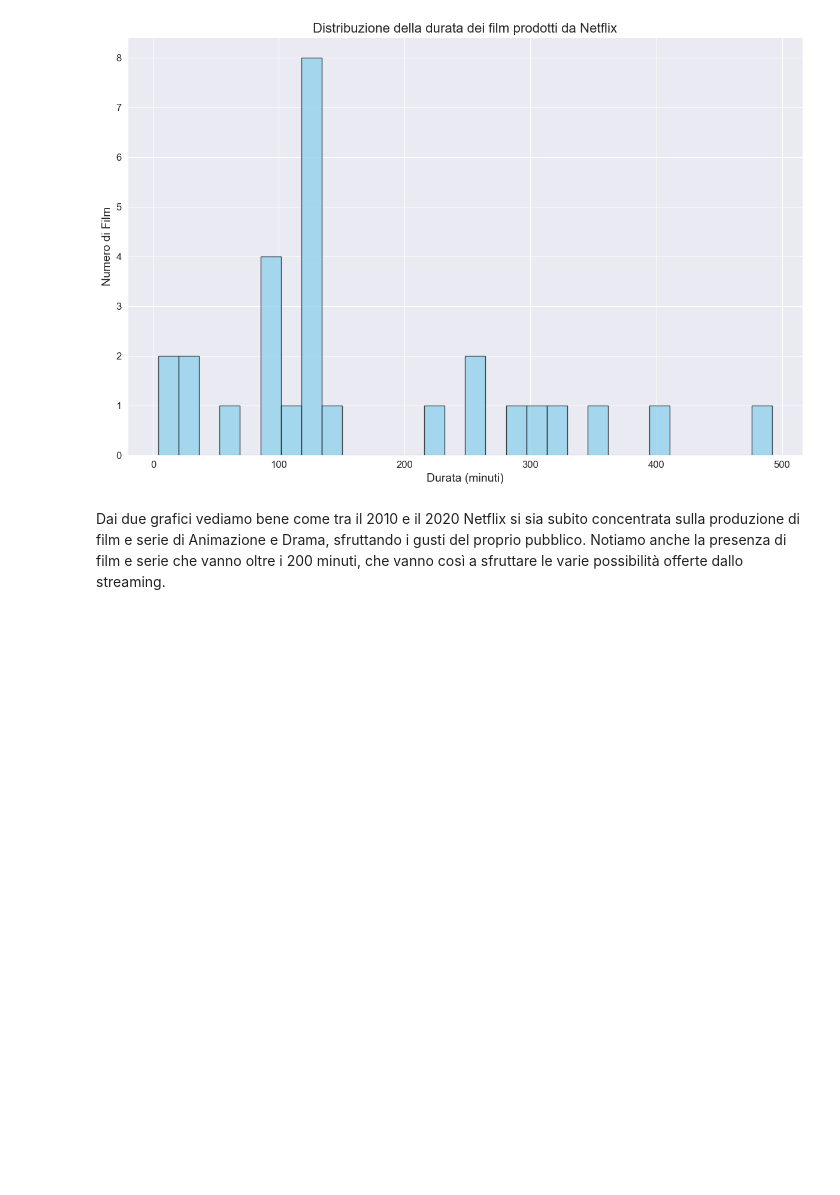
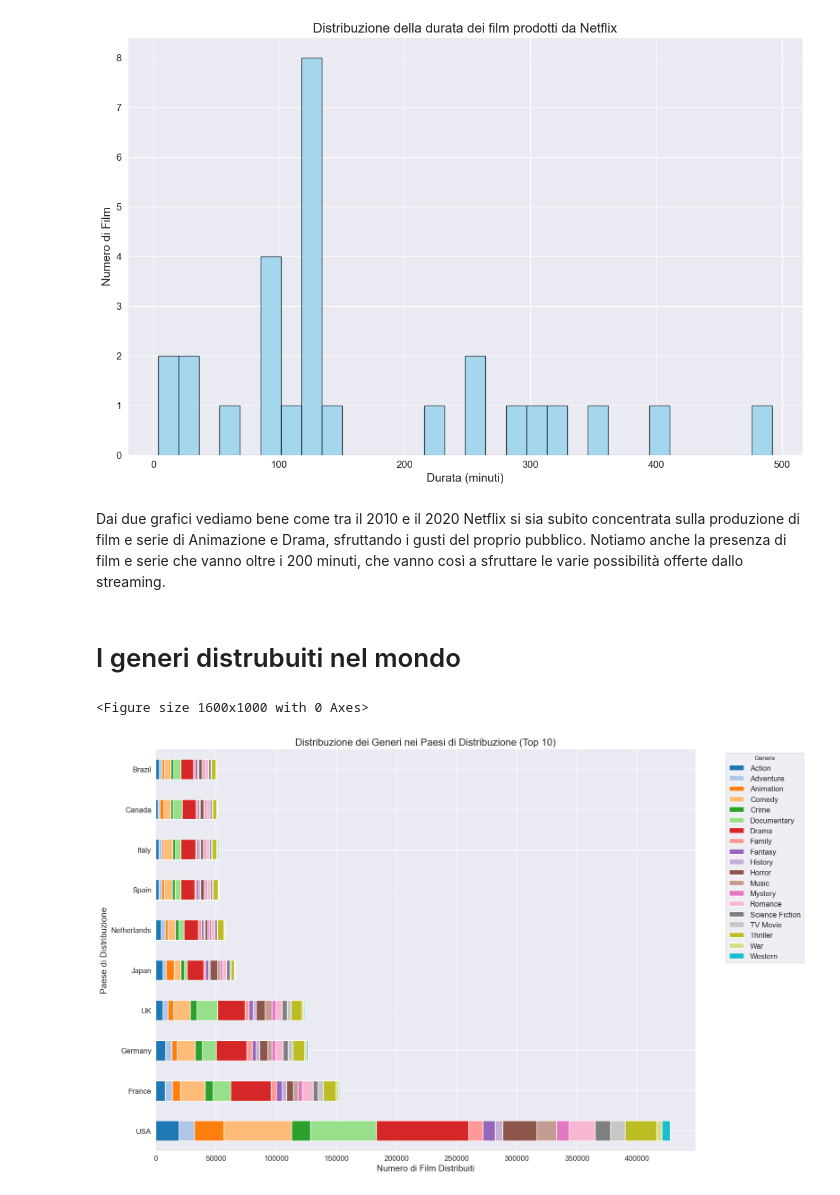
Before and after one commit to DavideGiordano77/MainDirectory, a Jupyter notebook: Solutions/data_visualization.ipynb, the cells around one changed output. Drawn from its saved outputs; the diff is of its cells as text; code cells hidden in the pictures; blank space fills up the shorter version.

```diff
--- a/Solutions/data_visualization.ipynb
+++ b/Solutions/data_visualization.ipynb
@@ -364,3 +364,39 @@ plt.show()
 [figure]
 # %% [markdown]
 Dai due grafici vediamo bene come tra il 2010 e il 2020 Netflix si sia subito concentrata sulla produzione di film e serie di Animazione e Drama, sfruttando i gusti del proprio pubblico. Notiamo anche la presenza di film e serie che vanno oltre i 200 minuti, che vanno così a sfruttare le varie possibilità offerte dallo streaming.
+# %% [markdown]
+# I generi distrubuiti nel mondo
+# %%
+# Uniamo i dati dei film con i generi e i paesi di distribuzione (release country)
+movies_with_genre_release_country = pd.merge(movies, genres, left_on='id', right_on='id', how='inner')
+movies_with_genre_release_country = pd.merge(movies_with_genre_release_country, releases, left_on='id', right_on='id', how='inner')
+
+# Conta la distribuzione dei generi per paese di distribuzione
+genre_release_country_count = movies_with_genre_release_country.groupby(['country', 'genre']).size().unstack(fill_value=0)
+
+# Ordina i paesi di distribuzione in base al numero totale di film distribuiti
+release_country_totals = genre_release_country_count.sum(axis=1).sort_values(ascending=False).head(10)  # Prendi i primi 10 paesi di distribuzione più attivi
+genre_release_country_count_top_countries = genre_release_country_count.loc[release_country_totals.index]
+
+# Imposta una palette di colori
+num_genres = len(genre_release_country_count_top_countries.columns)
+palette = sns.color_palette("tab20", num_genres)
+
+# Grafico dei generi più diffusi per i primi 10 paesi di distribuzione
+plt.figure(figsize=(16, 10))
+genre_release_country_count_top_countries.plot(kind='barh', stacked=True, figsize=(16, 10), color=palette, legend=True)
+
+# Aggiungi il titolo e le etichette
+plt.title('Distribuzione dei Generi nei Paesi di Distribuzione (Top 10)', fontsize=16)
+plt.xlabel('Numero di Film Distribuiti', fontsize=14)
+plt.ylabel('Paese di Distribuzione', fontsize=14)
+plt.xticks(fontsize=12)
+plt.yticks(fontsize=12)
+plt.legend(title='Genere', bbox_to_anchor=(1.05, 1), loc='upper left', fontsize=12)  # Legenda fuori dal grafico
+
+# Ottimizza il layout
+plt.tight_layout()
+plt.show()
+# %% [output]
+<Figure size 1600x1000 with 0 Axes>
+[figure, added]
```
Also changed, not shown: parts of 6 cells of this notebook.
